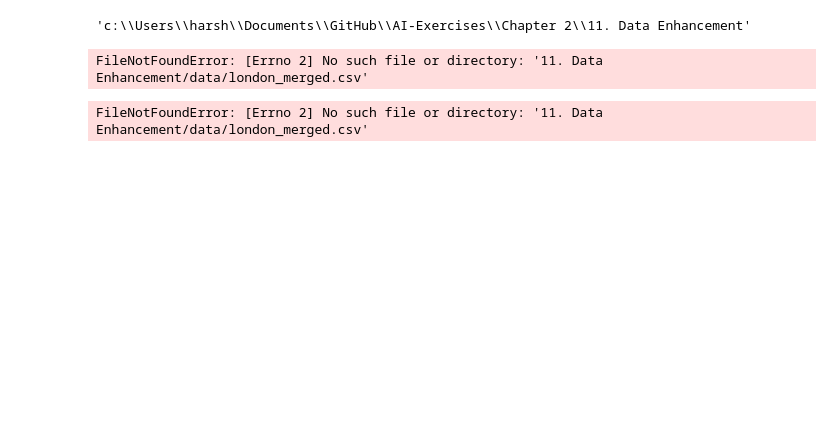
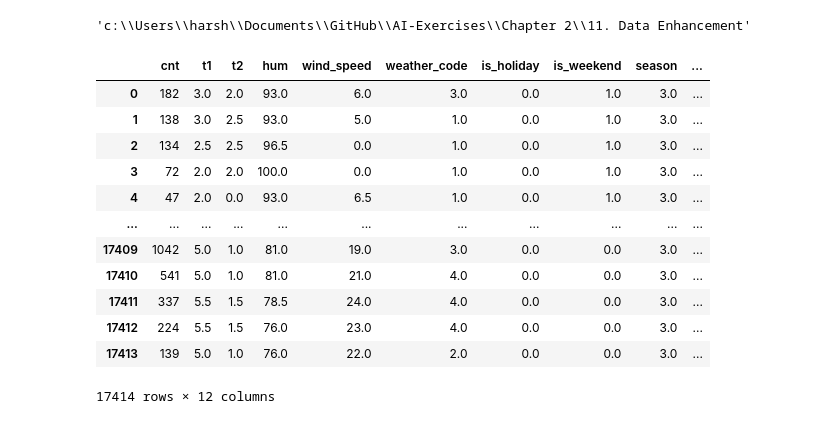
Before and after one commit to harshavardhanch9/AI-Exercises, a Jupyter notebook: Chapter 2/11. Data Enhancement/data_enhancement.ipynb, the cells around one changed output. Drawn from its saved outputs; the diff is of its cells as text; code cells hidden in the pictures; blank space fills up the shorter version.

```diff
--- a/Chapter 2/11. Data Enhancement/data_enhancement.ipynb
+++ b/Chapter 2/11. Data Enhancement/data_enhancement.ipynb
@@ -28,7 +29,7 @@ from catboost              import CatBoostRegressor
 # %% [output]
 'c:\\Users\\harsh\\Documents\\GitHub\\AI-Exercises\\Chapter 2\\11. Data Enhancement'
 # %%
-path = '11. Data Enhancement/data/london_merged.csv'
+path = 'data\london_merged.csv'
 def get_dataframe(path):
     data = pd.read_csv(path)
     # Splitting timestamp feature into three features
@@ -38,13 +39,20 @@ def get_dataframe(path):
     data.drop('timestamp', axis=1, inplace=True)
 
     return data
-data_bike = get_dataframe(path)
-print(data_bike)
-# %% [output]
-FileNotFoundError: [Errno 2] No such file or directory: '11. Data Enhancement/data/london_merged.csv'
-# %%
-path = C:\Users\harsh\Documents\GitHub\AI-Exercises\Chapter 2\11. Data Enhancement\data
-data_bike = get_dataframe(path)
-print(data_bike)
-# %% [output]
-FileNotFoundError: [Errno 2] No such file or directory: '11. Data Enhancement/data/london_merged.csv'
+# %%
+data = get_dataframe(path)
+data
+# %% [output]
+|  | cnt | t1 | t2 | hum | wind_speed | weather_code | is_holiday | is_weekend | season | ... |
+| 0 | 182 | 3.0 | 2.0 | 93.0 | 6.0 | 3.0 | 0.0 | 1.0 | 3.0 | ... |
+| 1 | 138 | 3.0 | 2.5 | 93.0 | 5.0 | 1.0 | 0.0 | 1.0 | 3.0 | ... |
+| 2 | 134 | 2.5 | 2.5 | 96.5 | 0.0 | 1.0 | 0.0 | 1.0 | 3.0 | ... |
+| 3 | 72 | 2.0 | 2.0 | 100.0 | 0.0 | 1.0 | 0.0 | 1.0 | 3.0 | ... |
+| 4 | 47 | 2.0 | 0.0 | 93.0 | 6.5 | 1.0 | 0.0 | 1.0 | 3.0 | ... |
+| ... | ... | ... | ... | ... | ... | ... | ... | ... | ... | ... |
+| 17409 | 1042 | 5.0 | 1.0 | 81.0 | 19.0 | 3.0 | 0.0 | 0.0 | 3.0 | ... |
+| 17410 | 541 | 5.0 | 1.0 | 81.0 | 21.0 | 4.0 | 0.0 | 0.0 | 3.0 | ... |
+| 17411 | 337 | 5.5 | 1.5 | 78.5 | 24.0 | 4.0 | 0.0 | 0.0 | 3.0 | ... |
+| 17412 | 224 | 5.5 | 1.5 | 76.0 | 23.0 | 4.0 | 0.0 | 0.0 | 3.0 | ... |
+| 17413 | 139 | 5.0 | 1.0 | 76.0 | 22.0 | 2.0 | 0.0 | 0.0 | 3.0 | ... |
+17414 rows × 12 columns
```
Also changed, not shown: parts of 11 cells of this notebook.
